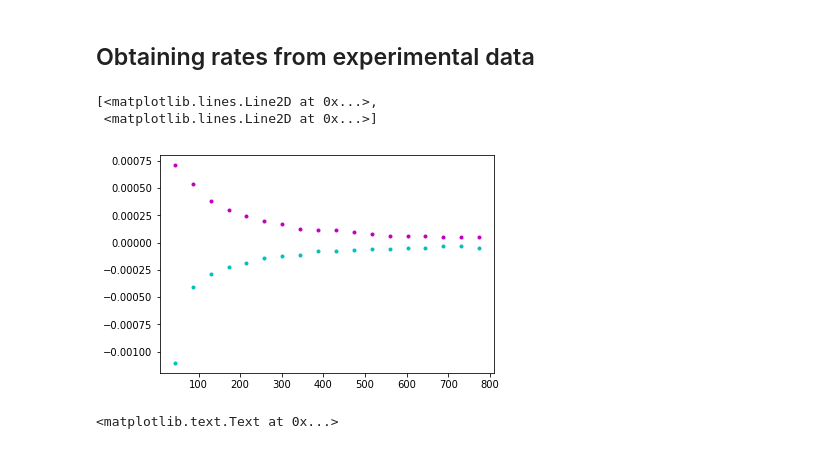
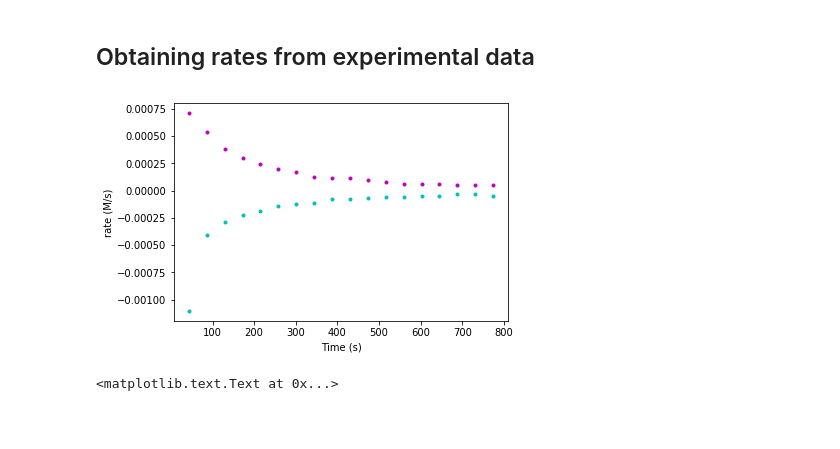
Before and after one commit to ayisakov/kinetics-project, a Jupyter notebook: validator.ipynb, the cells around one changed output. Drawn from its saved outputs; the diff is of its cells as text; code cells hidden in the pictures; blank space fills up the shorter version.

Commit message:
Better plots, interesting parameters file.

```diff
--- a/validator.ipynb
+++ b/validator.ipynb
@@ -171,10 +171,11 @@ exp_ru = (np.diff(exp_u[:-1]) + np.diff(exp_u[1:])) / (2 * delta_t)
 # %%
 # Plot of dudt, dadt vs time
 plt.plot(exp_t[1:-1], exp_ru, 'm.', exp_t[1:-1], exp_ra, 'c.')
+plt.xlabel('Time (s)')
+plt.ylabel('rate (M/s)')
+plt.show()
 # %% [output]
-[<matplotlib.lines.Line2D at 0x...>,
- <matplotlib.lines.Line2D at 0x...>]
-[figure, old version]
+[figure, new version]
 # %%
 # Plot of du/dt against (missing_a)^2 (looks linear)
 plt.plot(exp_missing_a[1:-1]**2, exp_ru, 'm.')
```
Also changed, not shown: parts of 5 cells of this notebook, 3 other files.
